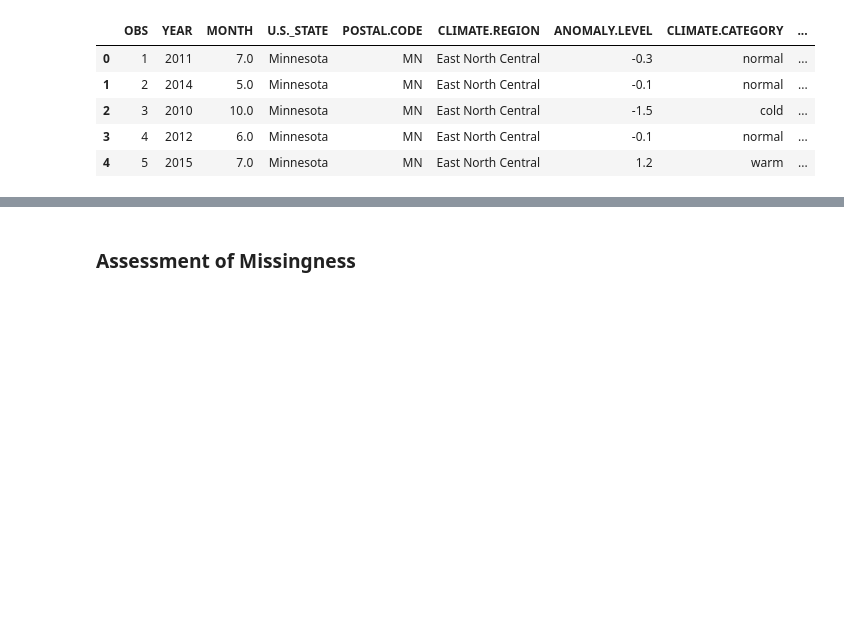
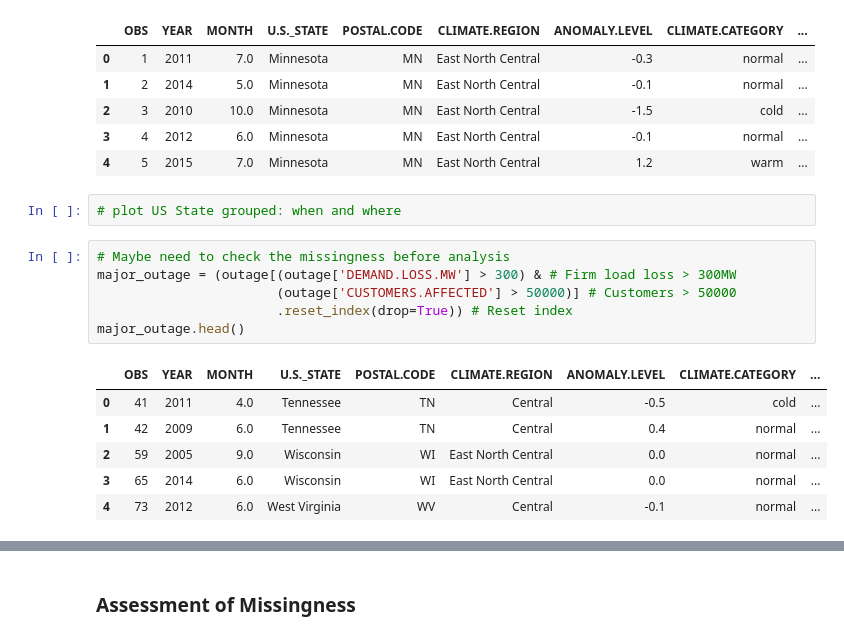
Before and after one commit to AECassAWei/dsc80-wi20, a Jupyter notebook: projects/project03/outages.ipynb, the cells around one changed output, grey strips where cells are left out. Cells and saved outputs as stored; diff of their text form; blank space fills up the shorter version.

```diff
--- a/projects/project03/outages.ipynb
+++ b/projects/project03/outages.ipynb
@@ -85,3 +90,18 @@ outage.head()
 | 2 | 3 | 2010 | 10.0 | Minnesota | MN | East North Central | -1.5 | cold | ... |
 | 3 | 4 | 2012 | 6.0 | Minnesota | MN | East North Central | -0.1 | normal | ... |
 | 4 | 5 | 2015 | 7.0 | Minnesota | MN | East North Central | 1.2 | warm | ... |
+# %%
+# plot US State grouped: when and where
+# %%
+# Maybe need to check the missingness before analysis
+major_outage = (outage[(outage['DEMAND.LOSS.MW'] > 300) & # Firm load loss > 300MW
+                       (outage['CUSTOMERS.AFFECTED'] > 50000)] # Customers > 50000
+                       .reset_index(drop=True)) # Reset index
+major_outage.head()
+# %% [output]
+|  | OBS | YEAR | MONTH | U.S._STATE | POSTAL.CODE | CLIMATE.REGION | ANOMALY.LEVEL | CLIMATE.CATEGORY | ... |
+| 0 | 41 | 2011 | 4.0 | Tennessee | TN | Central | -0.5 | cold | ... |
+| 1 | 42 | 2009 | 6.0 | Tennessee | TN | Central | 0.4 | normal | ... |
+| 2 | 59 | 2005 | 9.0 | Wisconsin | WI | East North Central | 0.0 | normal | ... |
+| 3 | 65 | 2014 | 6.0 | Wisconsin | WI | East North Central | 0.0 | normal | ... |
+| 4 | 73 | 2012 | 6.0 | West Virginia | WV | Central | -0.1 | normal | ... |
```
Also changed, not shown: parts of 10 cells of this notebook, 3 other files.
